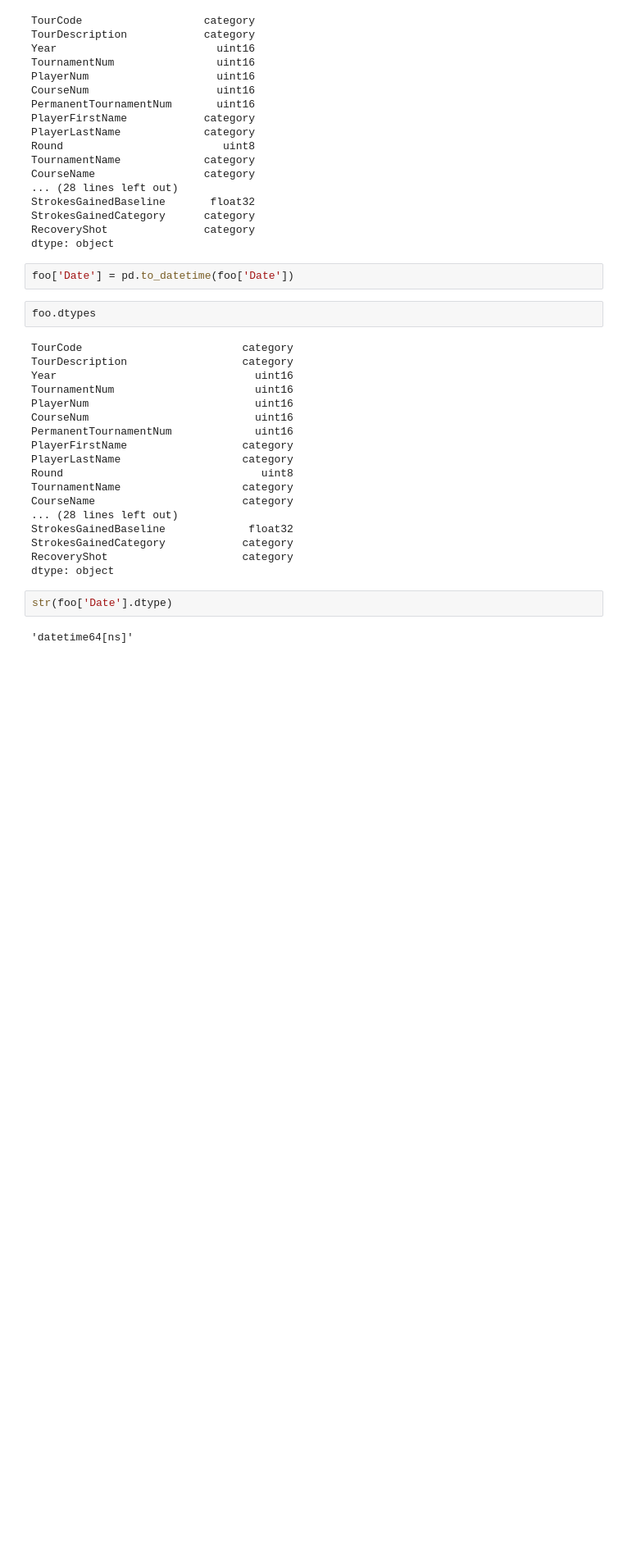
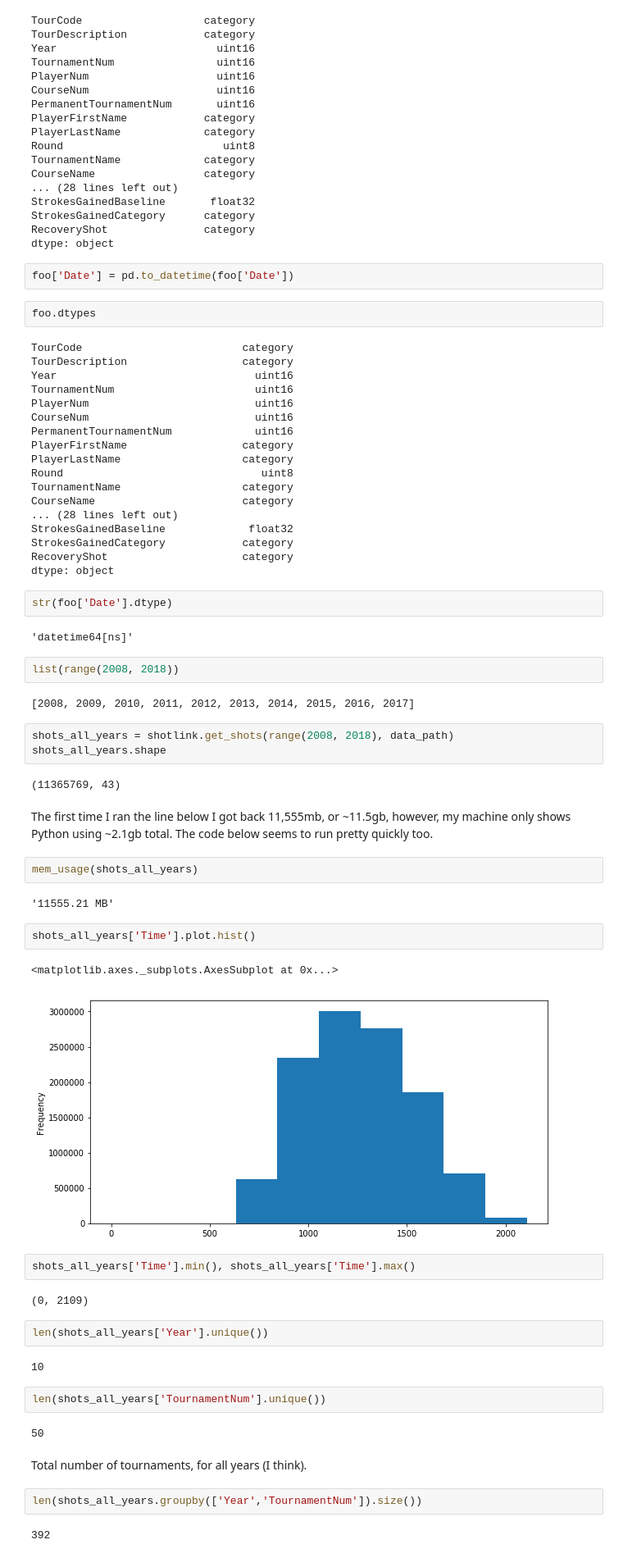
Before and after one commit to awfuldynne/golf_course_project, a Jupyter notebook: personal/andrewe/ShotLink Data from Library Scratch.ipynb, the cells around one changed output. Shown: that part at 82% size. Saved outputs shown, nothing was run; the diff lists cells and outputs as text; blank space fills up the shorter version.

Commit message:
Notebook changes with initial all year investigation.

```diff
--- a/personal/andrewe/ShotLink Data from Library Scratch.ipynb
+++ b/personal/andrewe/ShotLink Data from Library Scratch.ipynb
@@ -217,3 +234,41 @@ dtype: object
 str(foo['Date'].dtype)
 # %% [output]
 'datetime64[ns]'
+# %%
+list(range(2008, 2018))
+# %% [output]
+[2008, 2009, 2010, 2011, 2012, 2013, 2014, 2015, 2016, 2017]
+# %%
+shots_all_years = shotlink.get_shots(range(2008, 2018), data_path)
+shots_all_years.shape
+# %% [output]
+(11365769, 43)
+# %% [markdown]
+The first time I ran the line below I got back 11,555mb, or ~11.5gb, however, my machine only shows Python using ~2.1gb total. The code below seems to run pretty quickly too.
+# %%
+mem_usage(shots_all_years)
+# %% [output]
+'11555.21 MB'
+# %%
+shots_all_years['Time'].plot.hist()
+# %% [output]
+<matplotlib.axes._subplots.AxesSubplot at 0x...>
+[figure, added]
+# %%
+shots_all_years['Time'].min(), shots_all_years['Time'].max()
+# %% [output]
+(0, 2109)
+# %%
+len(shots_all_years['Year'].unique())
+# %% [output]
+10
+# %%
+len(shots_all_years['TournamentNum'].unique())
+# %% [output]
+50
+# %% [markdown]
+Total number of tournaments, for all years (I think).
+# %%
+len(shots_all_years.groupby(['Year','TournamentNum']).size())
+# %% [output]
+392
```
Also changed, not shown: parts of 8 cells of this notebook, 1 other file.
